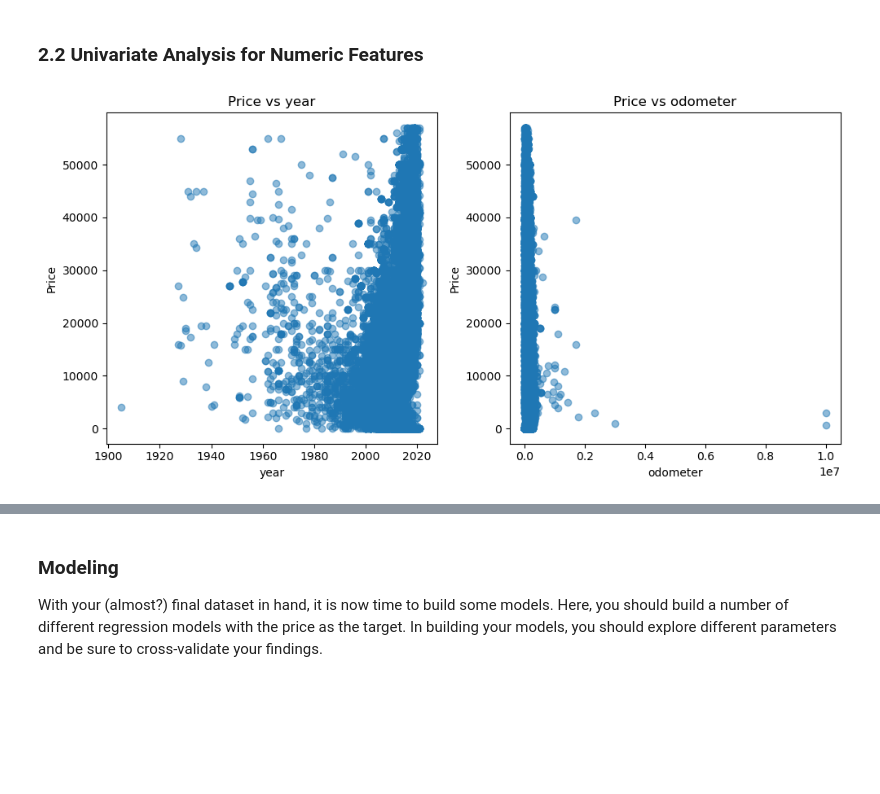
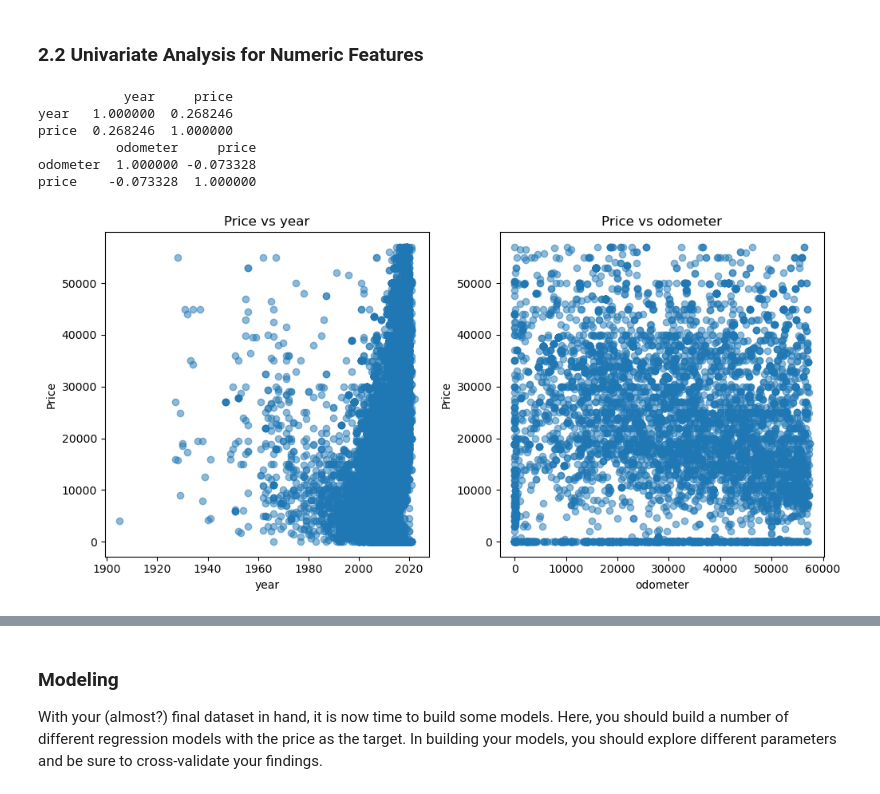
Before and after one commit to peanutenthusiast/urban-spock, a Jupyter notebook: prompt_II.ipynb, the cells around one changed output, grey strips where cells are left out. Saved outputs shown, nothing was run; the diff lists cells and outputs as text; code cells hidden in the pictures; blank space fills up the shorter version.

```diff
--- a/prompt_II.ipynb
+++ b/prompt_II.ipynb
@@ -194,34 +183,33 @@ plt.show()
 # %%
 # Select numeric columns
 numeric_cols = vehicles_clean.select_dtypes(include=[np.number]).columns.tolist()
 
 # Remove 'id' and 'price' from numeric columns (we don't want to plot price vs. itself or id)
-numeric_cols = [col for col in numeric_cols if col not in ['id', 'price']]
+numeric_cols = [col for col in numeric_cols if col not in ['id', 'price', 'log_price']]
 
 # Create scatter plots
 num_plots = len(numeric_cols)
 rows = (num_plots // 3) + 1  # Arrange plots in rows of 3
 plt.figure(figsize=(15, rows * 5))  # Adjust overall figure size
 
 
 for i, col in enumerate(numeric_cols):
-    # Q1 = vehicles[col].quantile(0.25)
-    # Q3 = vehicles[col].quantile(0.75)
-    # IQR = Q3 - Q1
-
-    # ## Define limits
-    # lower_bound = Q1 - 1.5 * IQR
-    # upper_bound = Q3 + 1.5 * IQR
-
-    # vehicles_clean = vehicles_clean[(vehicles_clean[col] >= lower_bound) & (vehicles_clean[col] <= upper_bound)].dropna()
+    vehicles_clean = vehicles_clean[(vehicles_clean[col] >= lower_bound) & (vehicles_clean[col] <= upper_bound)].dropna()
     plt.subplot(rows, 3, i + 1)  # Create a subplot for each column
     plt.scatter(vehicles_clean[col], vehicles_clean['price'], alpha=0.5)
     plt.title(f"Price vs {col}")
     plt.xlabel(col)
     plt.ylabel('Price')
+    print(vehicles_clean[[col, 'price']].corr())
 
 plt.tight_layout()
 plt.show()
 # %% [output]
+           year     price
+year   1.000000  0.268246
+price  0.268246  1.000000
+          odometer     price
+odometer  1.000000 -0.073328
+price    -0.073328  1.000000
-[figure, old version]
+[figure, new version]
 # %% [markdown]
```
Also changed, not shown: parts of 11 cells of this notebook.
